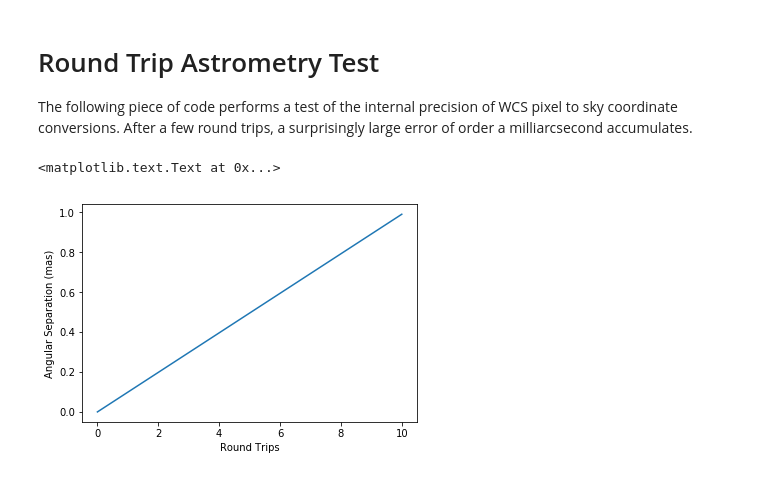
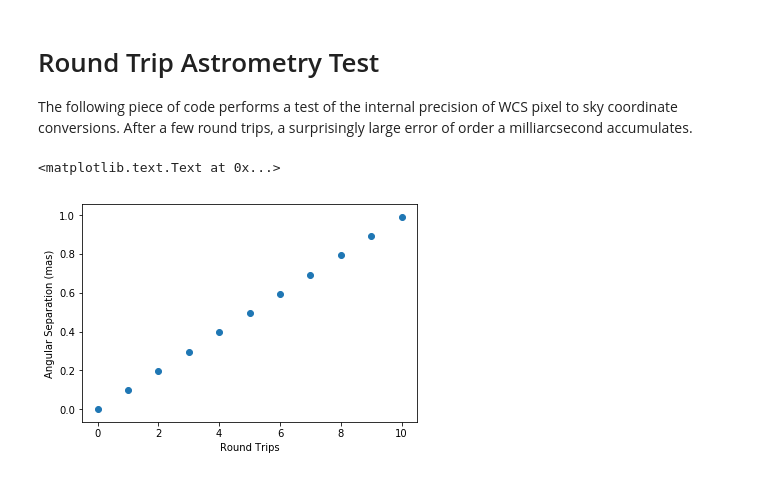
Before and after one commit to lsst-sitcom/notebooks, a Jupyter notebook: round_trip_astrometry.ipynb, the cells around one changed output. Saved outputs shown, nothing was run; the diff lists cells and outputs as text; code cells hidden in the pictures.

```diff
--- a/round_trip_astrometry.ipynb
+++ b/round_trip_astrometry.ipynb
@@ -14,20 +14,27 @@ butler = Butler('/home/shared/twinkles/output_data_v2')
 subset = butler.subset('calexp', filter='r') # Pick a random visit
 calexp = butler.get('calexp', **subset.cache[0])
 # %%
-wcs = calexp.getWcs()
-n = 11
-pixel_array = [Point2D(1000., 1000.)]
-sky_array = []
-separation_array = np.empty(n)
-for ii in range(0, n):
-    sky_array.append(wcs.pixelToSky(pixel_array[-1]))
-    pixel_array.append(wcs.skyToPixel(sky_array[-1]))
-    separation_array[ii] = sky_array[0].separation(sky_array[-1]).asArcseconds()
+def roundTrip(calexp, pixel_x, pixel_y, n=11):
+    wcs = calexp.getWcs()
+    n = 11
+    pixel_array = [Point2D(pixel_x, pixel_y)]
+    sky_array = []
+    separation_array = np.empty(n)
+    ra_array, dec_array = np.empty(n), np.empty(n)
+    for ii in range(0, n):
+        sky_array.append(wcs.pixelToSky(pixel_array[-1]))
+        pixel_array.append(wcs.skyToPixel(sky_array[-1]))
+        separation_array[ii] = sky_array[0].separation(sky_array[-1]).asArcseconds()
+        ra_array[ii] = sky_array[ii].getRa().asDegrees()
+        dec_array[ii] = sky_array[ii].getDec().asDegrees()
+    return separation_array, ra_array, dec_array
+# %%
+separation_array, ra_array, dec_array = roundTrip(calexp, 1000., 1000.)
 # %%
 plt.figure()
-plt.plot(np.arange(n), 1000. * separation_array)
+plt.scatter(np.arange(n), 1000. * separation_array)
 plt.xlabel('Round Trips')
 plt.ylabel('Angular Separation (mas)')
 # %% [output]
 <matplotlib.text.Text at 0x...>
-[figure, old version]
+[figure, new version]
```
Also changed, not shown: parts of 4 cells of this notebook.
